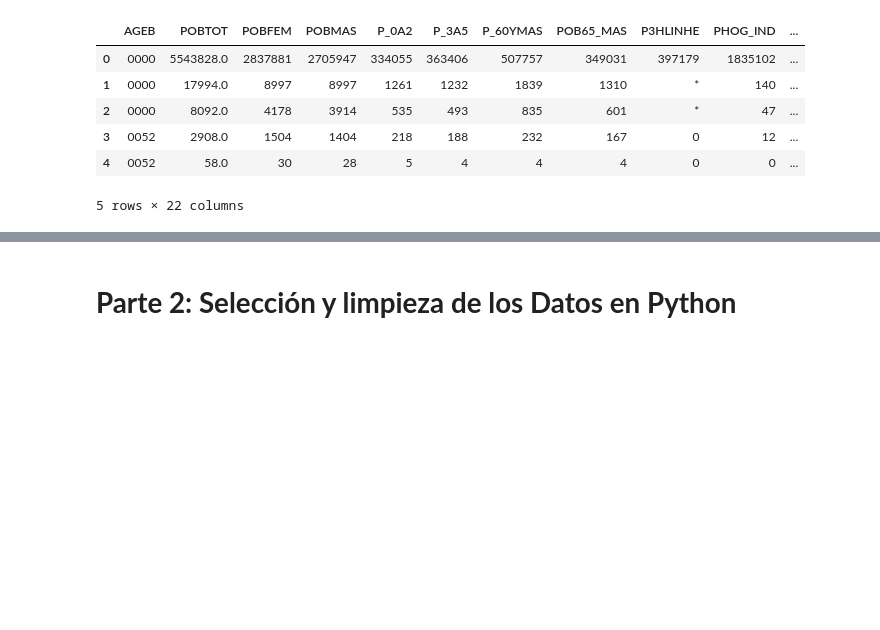
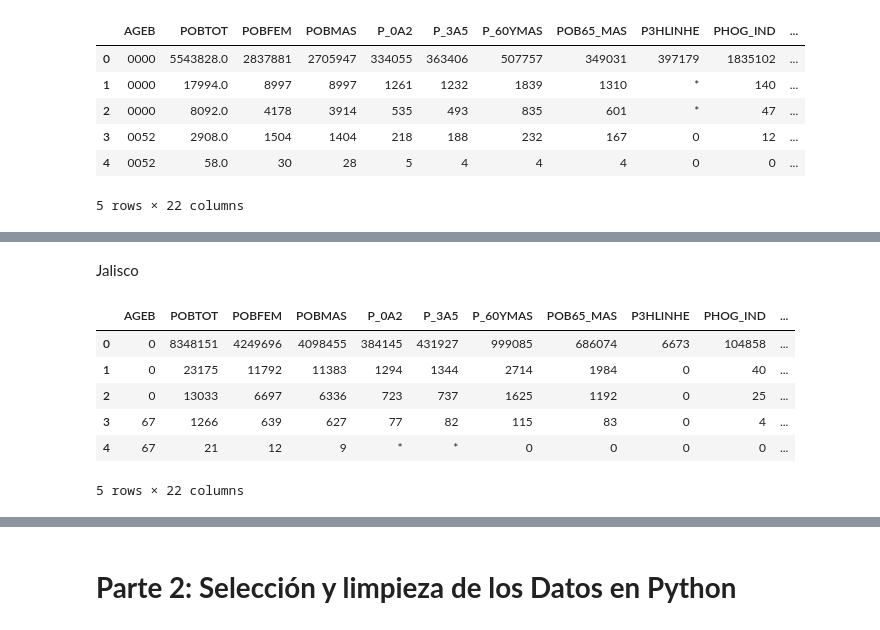
Before and after one commit to LH-1169213/IslasDeCalor, a Jupyter notebook: EDA_SCITEL_INEGI.ipynb, the cells around one changed output, grey strips where cells are left out. Cells and saved outputs as stored; diff of their text form; code cells hidden in the pictures; blank space fills up the shorter version.

```diff
--- a/EDA_SCITEL_INEGI.ipynb
+++ b/EDA_SCITEL_INEGI.ipynb
@@ -567,0 +568,18 @@ df.head()
+# %% [markdown]
+Jalisco
+# %%
+# Leemos los datos por Estado
+# Jalisco 1
+df22 = pd.read_csv("https://raw.githubusercontent.com/LH-1169213/IslasDeCalor/refs/heads/main/Jalisco.csv",
+                 usecols=[ 'AGEB', 'POBTOT', 'POBFEM', 'POBMAS',
+            'P_0A2','P_3A5', 'P_60YMAS', 'POB65_MAS', 'P3HLINHE', 'PHOG_IND', 'PCON_DISC', 'PCON_LIMI',
+            'PSIND_LIM', 'P15YM_AN', 'P15YM_SE', 'GRAPROES', 'PEA', 'PSINDER', 'PDER_SS', 'TOTHOG', 'POBHOG', 'VIVTOT'])
+df22.head()
+# %% [output]
+|  | AGEB | POBTOT | POBFEM | POBMAS | P_0A2 | P_3A5 | P_60YMAS | POB65_MAS | P3HLINHE | PHOG_IND | ... |
+| 0 | 0 | 8348151 | 4249696 | 4098455 | 384145 | 431927 | 999085 | 686074 | 6673 | 104858 | ... |
+| 1 | 0 | 23175 | 11792 | 11383 | 1294 | 1344 | 2714 | 1984 | 0 | 40 | ... |
+| 2 | 0 | 13033 | 6697 | 6336 | 723 | 737 | 1625 | 1192 | 0 | 25 | ... |
+| 3 | 67 | 1266 | 639 | 627 | 77 | 82 | 115 | 83 | 0 | 4 | ... |
+| 4 | 67 | 21 | 12 | 9 | * | * | 0 | 0 | 0 | 0 | ... |
+5 rows × 22 columns
```
Also changed, not shown: parts of 74 cells of this notebook.
